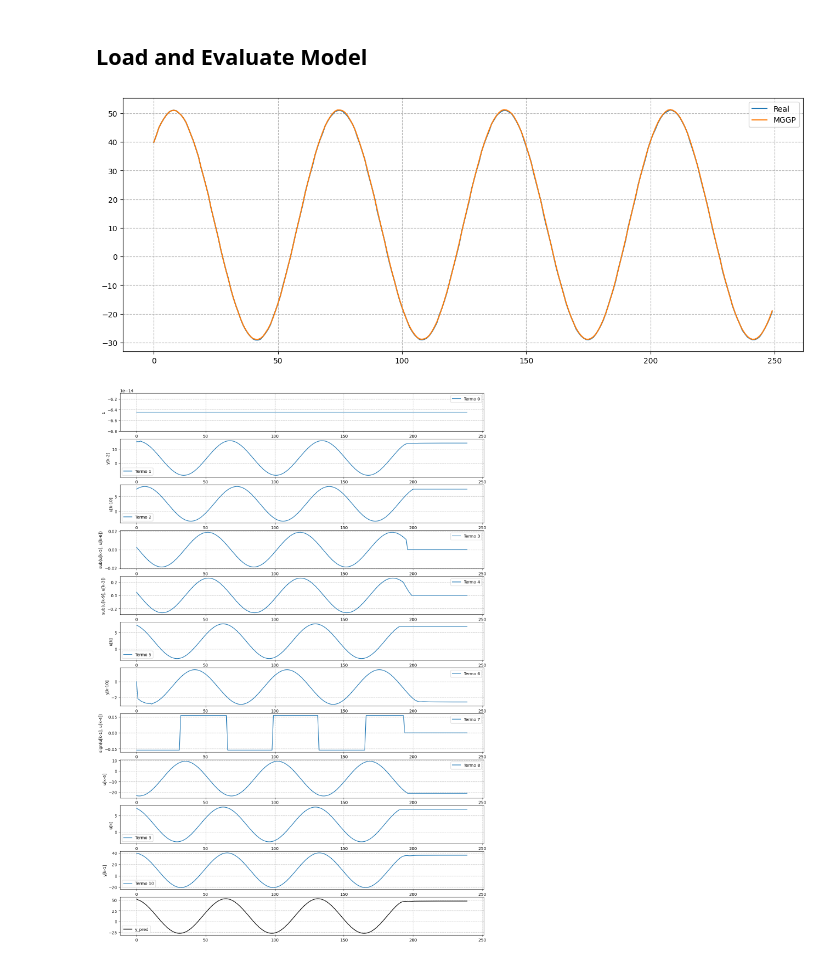
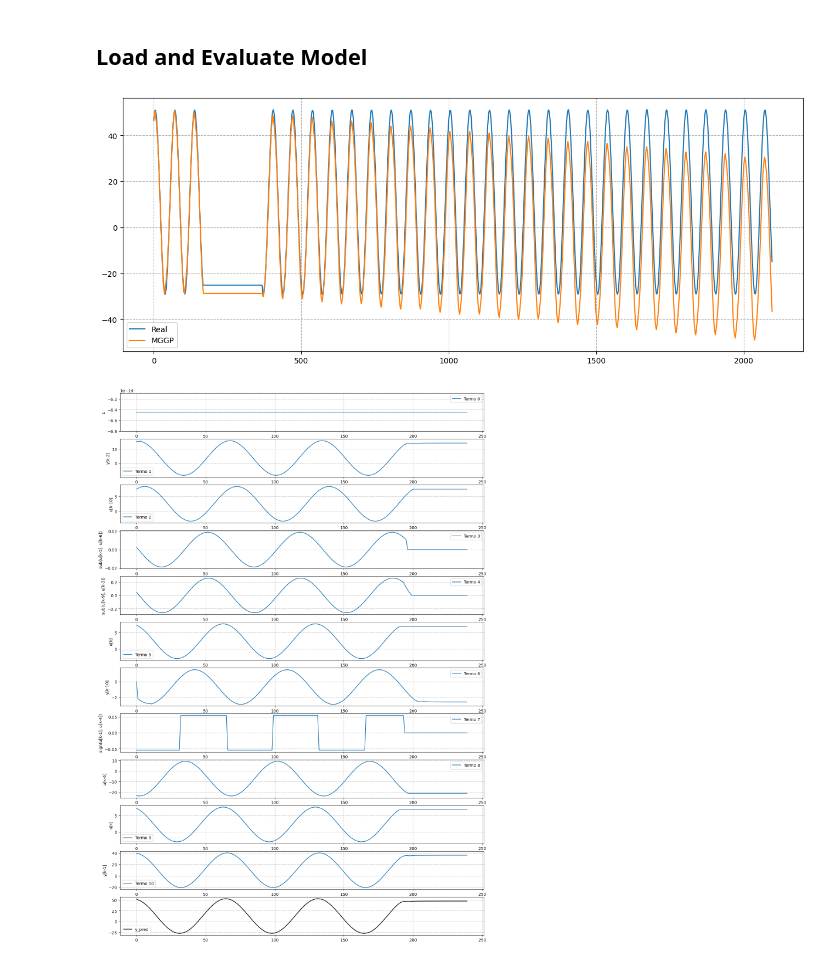
Before and after one commit to RafaelGAT108/mggp_model, a Jupyter notebook: 01_MGGP_Regression_hysteresis_load_model.ipynb, the cells around one changed output. Saved outputs shown, nothing was run; the diff lists cells and outputs as text; code cells hidden in the pictures.

```diff
--- a/01_MGGP_Regression_hysteresis_load_model.ipynb
+++ b/01_MGGP_Regression_hysteresis_load_model.ipynb
@@ -318,40 +318,51 @@ KeyboardInterrupt:
 # %%
 data = pd.read_csv("hysteresis_data/h50us.csv", header=None)
 data.drop(0, axis=1, inplace=True)
 
-split = 250
+split = 1900
 sinal_in = 3
 sinal_out = 2
 time = data[1][:split]
 
-output = data[sinal_out][:split]
-input = data[sinal_in][:split]
+u_train = data[3][:split].values.reshape(-1, 1)
+y_train = data[2][:split].values.reshape(-1, 1)
 
-input = input.values.reshape(-1, 1)
-output = output.values.reshape(-1, 1)
+n_const =1      # quantidade de trechos constantes
+len_const = 200     # tamanho de cada trecho
+seed = 42
+u_train = insert_constant_segments(u_train, n_const, len_const, seed=seed)
+y_train = insert_constant_segments(y_train, n_const, len_const, seed=seed)
 
-model_filename = "mggp_models_hysteresis_piezoeletric\mggp_0.pkl"
+input = u_train
+output = y_train
+# output = data[sinal_out][:split]
+# input = data[sinal_in][:split]
+
+# input = input.values.reshape(-1, 1)
+# output = output.values.reshape(-1, 1)
+
+model_filename = "mggp_models_hysteresis_piezoeletric\mggp_21.pkl"
 # model_filename = "mggp_models_hysteresis/mggp_0.pkl"
 mggp_pred, mggp_yd = mggp_predict(X_val=input,
                                   y_val=output,
                                   save_model=model_filename)
 
 
 mggp_initial_conditions = len(output) - len(mggp_yd)
 y_true_complete = output[mggp_initial_conditions:]
 
 min_length = min(len(y_true_complete), len(mggp_pred))
 y_true_complete = y_true_complete[:min_length]
 mggp_pred_complete = mggp_pred[:min_length]
 
 plt.figure(figsize=(16, 6))
 plt.plot(y_true_complete, label='Real')
 plt.plot(mggp_pred_complete, label='MGGP')
 plt.grid(linestyle='--')
 plt.legend()
 plt.show()
 # %% [output]
-[figure, old version]
+[figure, new version]
 # %%
 data = pd.read_csv("hysteresis_data/h50us.csv", header=None)
 data.drop(0, axis=1, inplace=True)
```
Also changed, not shown: parts of 1 cell of this notebook, 3 other files.
